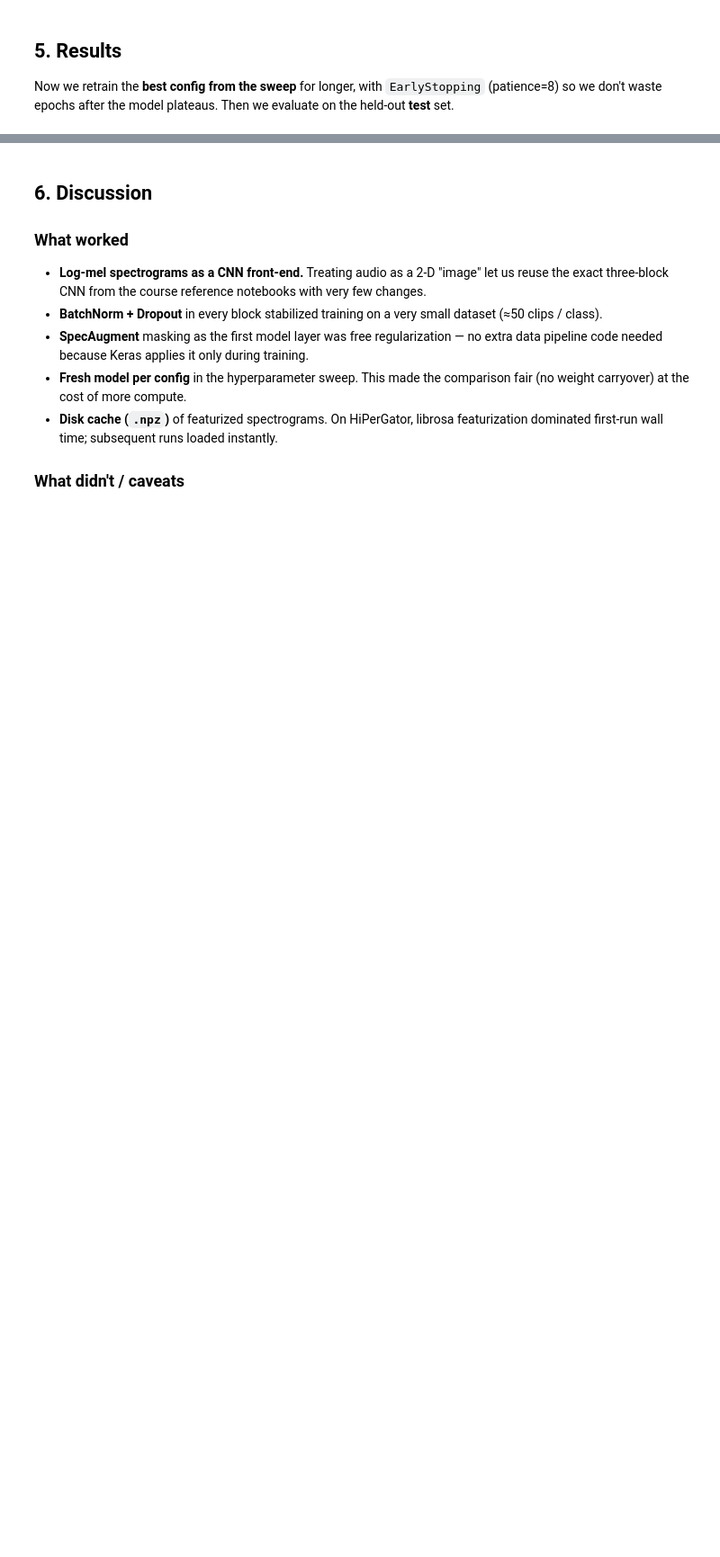
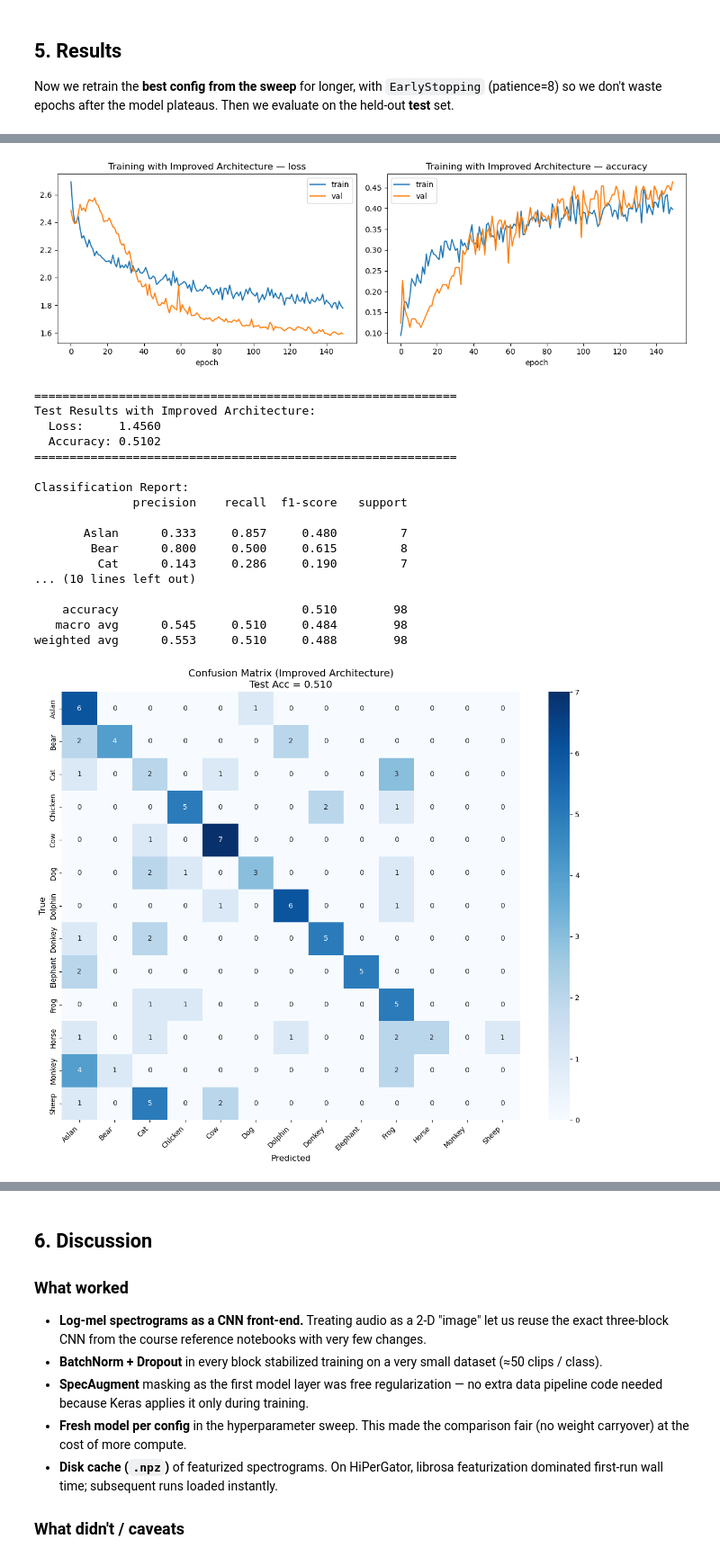
Before and after one commit to tgoldwire/tavis-ava_final, a Jupyter notebook: Animal_Sound_CNN.ipynb, the cells around one changed output, grey strips where cells are left out. Shown at 90% size. Saved outputs shown, nothing was run; the diff lists cells and outputs as text; code cells hidden in the pictures; blank space fills up the shorter version.

```diff
--- a/Animal_Sound_CNN.ipynb
+++ b/Animal_Sound_CNN.ipynb
@@ -567,0 +1045,52 @@ plt.show()
+# %%
+
+# Visualize
+plot_history(final_hist, title="Training with Improved Architecture")
+
+# Evaluate
+test_loss, test_acc = final_model.evaluate(X_test, y_test_oh, verbose=0)
+print(f"\n{'='*60}")
+print(f"Test Results with Improved Architecture:")
+print(f"  Loss:     {test_loss:.4f}")
+print(f"  Accuracy: {test_acc:.4f}")
+print(f"{'='*60}")
+
+# Full report
+y_pred_prob = final_model.predict(X_test, verbose=0)
+y_pred = np.argmax(y_pred_prob, axis=1)
+
+print("\nClassification Report:")
+print(classification_report(y_test, y_pred, target_names=CLASSES, digits=3))
+
+# Confusion matrix
+cm = confusion_matrix(y_test, y_pred, labels=list(range(NUM_CLASSES)))
+fig, ax = plt.subplots(figsize=(12, 10))
+sns.heatmap(cm, annot=True, fmt="d", cmap="Blues",
+            xticklabels=CLASSES, yticklabels=CLASSES, ax=ax)
+ax.set_xlabel("Predicted", fontsize=12)
+ax.set_ylabel("True", fontsize=12)
+ax.set_title(f"Confusion Matrix (Improved Architecture)\nTest Acc = {test_acc:.3f}",
+             fontsize=14)
+plt.xticks(rotation=45, ha="right")
+plt.tight_layout()
+plt.show()
+# %% [output]
+[figure, added]
+============================================================
+Test Results with Improved Architecture:
+  Loss:     1.4560
+  Accuracy: 0.5102
+============================================================
+
+Classification Report:
+              precision    recall  f1-score   support
+
+       Aslan      0.333     0.857     0.480         7
+        Bear      0.800     0.500     0.615         8
+         Cat      0.143     0.286     0.190         7
+... (10 lines left out)
+
+    accuracy                          0.510        98
+   macro avg      0.545     0.510     0.484        98
+weighted avg      0.553     0.510     0.488        98
+[figure, added]
```
Also changed, not shown: parts of 35 cells of this notebook, 5 other files.
